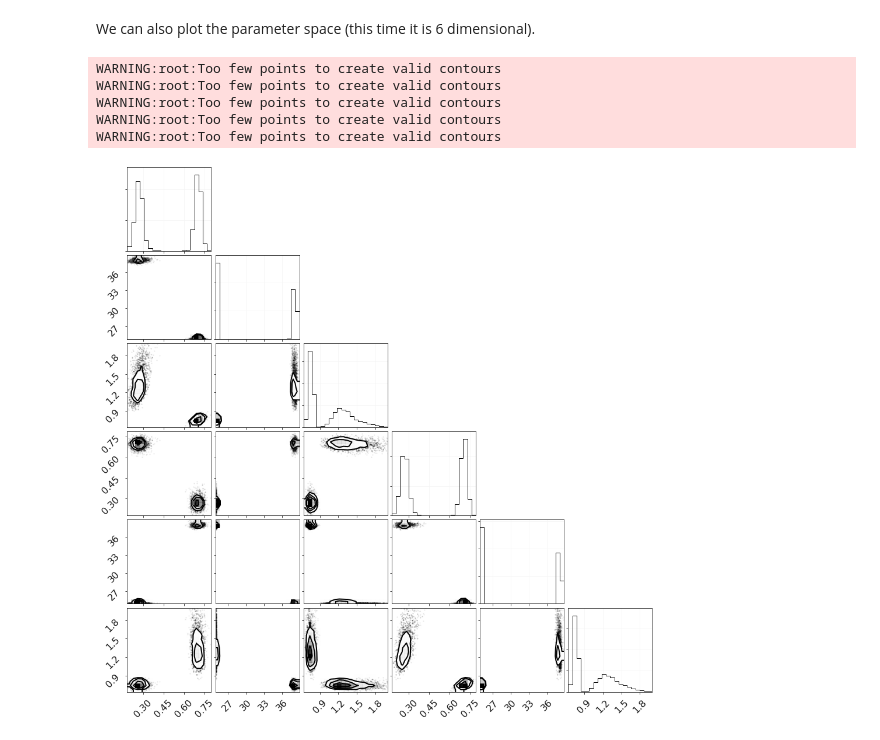
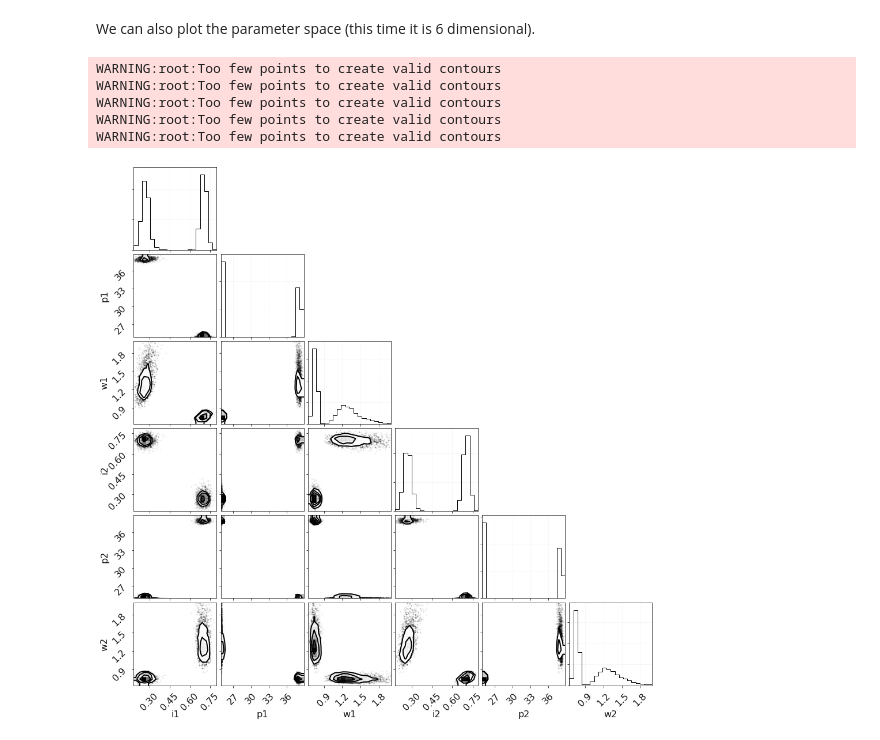
Before and after one commit to arm61/arm61.github.io, a Jupyter notebook: talks/bjm_group/multi-modal.ipynb, the cells around one changed output. Saved outputs shown, nothing was run; the diff lists cells and outputs as text; code cells hidden in the pictures.

```diff
--- a/talks/bjm_group/multi-modal.ipynb
+++ b/talks/bjm_group/multi-modal.ipynb
@@ -68,11 +68,11 @@ flatchain = np.array([r.variables[i].samples for i in range(6)]).T
 # %%
 import corner
 # %%
-corner.corner(flatchain);
+corner.corner(flatchain, labels=['i1', 'p1', 'w1', 'i2', 'p2', 'w2']);
 # %% [output]
 WARNING:root:Too few points to create valid contours
 WARNING:root:Too few points to create valid contours
 WARNING:root:Too few points to create valid contours
 WARNING:root:Too few points to create valid contours
 WARNING:root:Too few points to create valid contours
-[figure, old version]
+[figure, new version]
```
Also changed, not shown: parts of 1 cell of this notebook, 5 other files.
